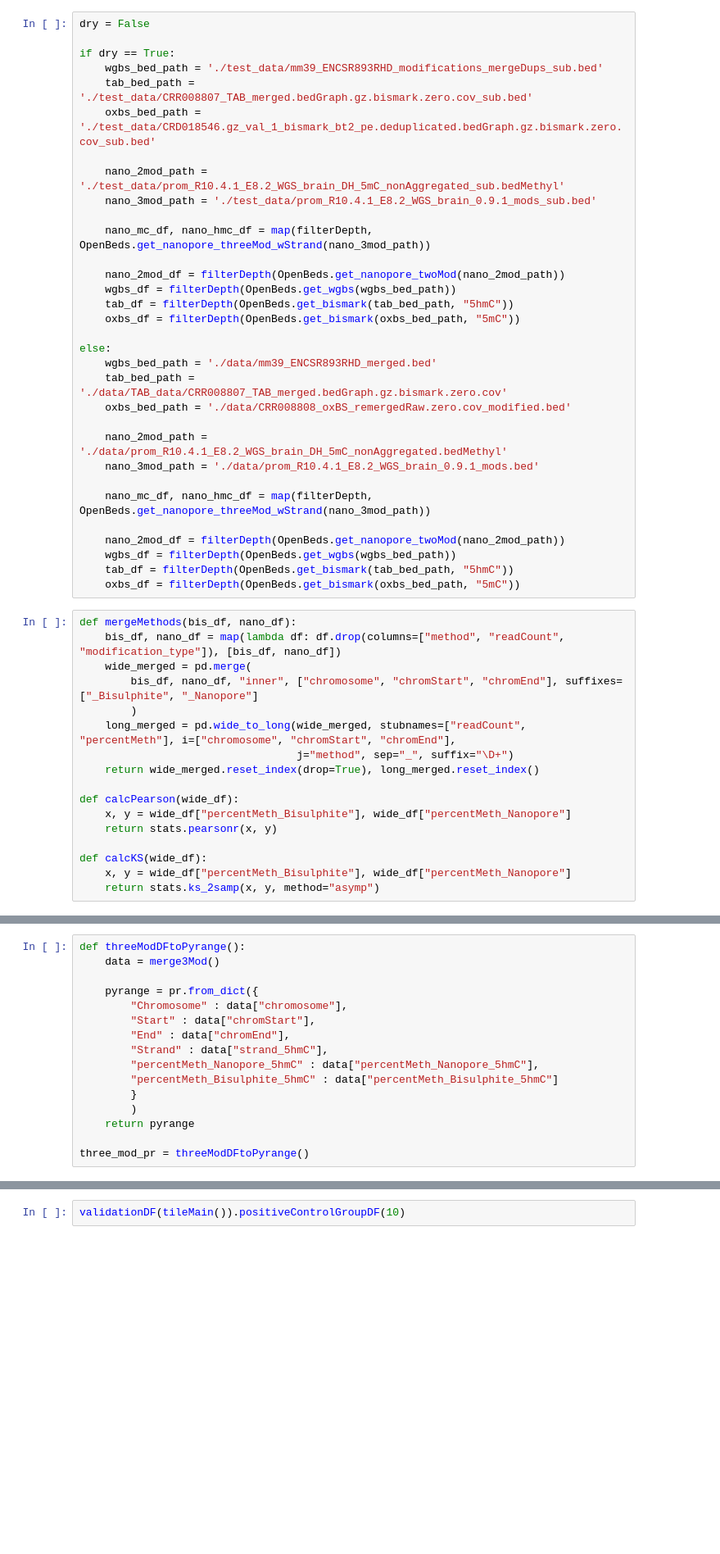
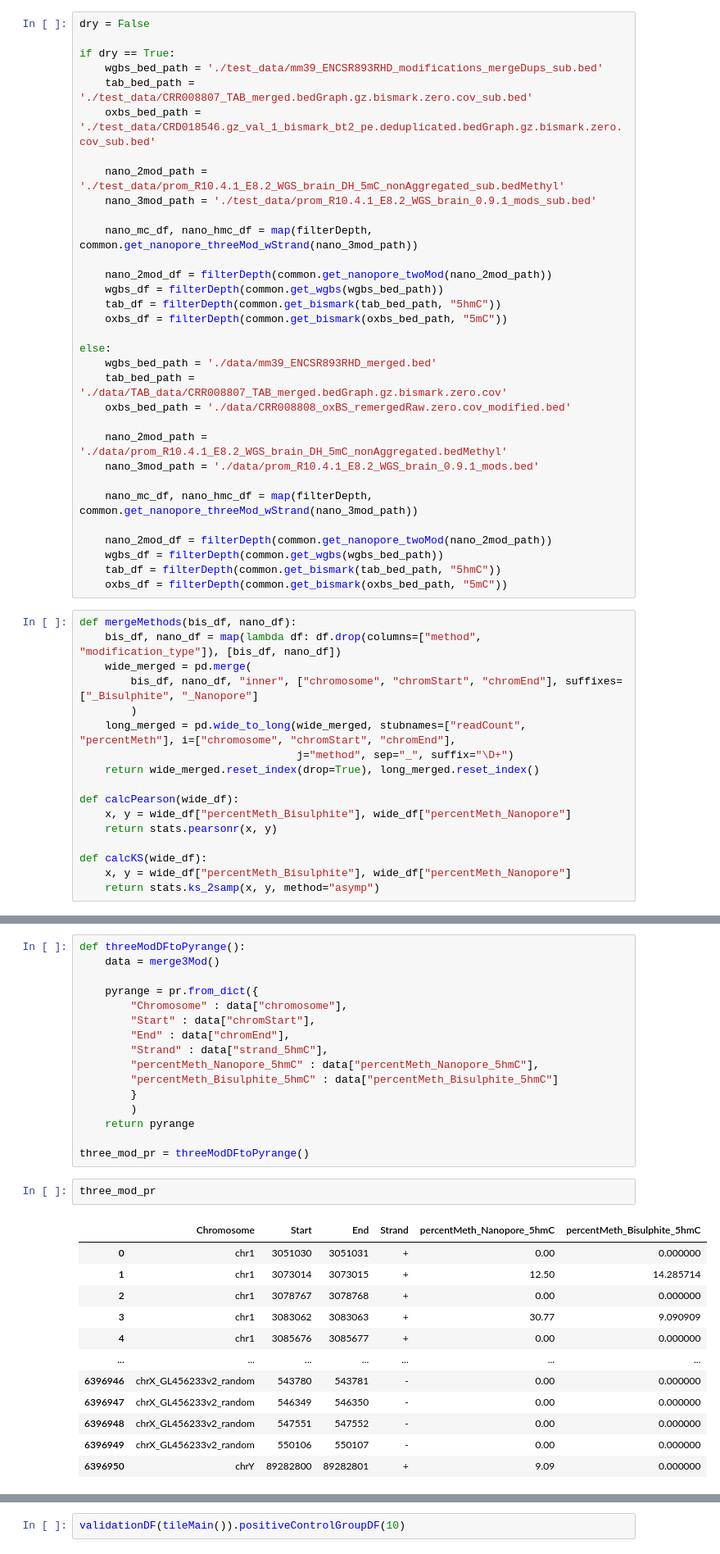
Before and after one commit to DominicOH/Analysis-of-nanopore-epigenetic-sequencing, a Jupyter notebook: Figures.ipynb, the cells around one changed output, grey strips where cells are left out. Shown at 82% size. Cells and saved outputs as stored; diff of their text form; blank space fills up the shorter version.

```diff
--- a/Figures.ipynb
+++ b/Figures.ipynb
@@ -23,12 +23,12 @@ if dry == True:
     nano_2mod_path = './test_data/prom_R10.4.1_E8.2_WGS_brain_DH_5mC_nonAggregated_sub.bedMethyl'
     nano_3mod_path = './test_data/prom_R10.4.1_E8.2_WGS_brain_0.9.1_mods_sub.bed'
 
-    nano_mc_df, nano_hmc_df = map(filterDepth, OpenBeds.get_nanopore_threeMod_wStrand(nano_3mod_path))
+    nano_mc_df, nano_hmc_df = map(filterDepth, common.get_nanopore_threeMod_wStrand(nano_3mod_path))
 
-    nano_2mod_df = filterDepth(OpenBeds.get_nanopore_twoMod(nano_2mod_path))
-    wgbs_df = filterDepth(OpenBeds.get_wgbs(wgbs_bed_path))
-    tab_df = filterDepth(OpenBeds.get_bismark(tab_bed_path, "5hmC"))
-    oxbs_df = filterDepth(OpenBeds.get_bismark(oxbs_bed_path, "5mC"))
+    nano_2mod_df = filterDepth(common.get_nanopore_twoMod(nano_2mod_path))
+    wgbs_df = filterDepth(common.get_wgbs(wgbs_bed_path))
+    tab_df = filterDepth(common.get_bismark(tab_bed_path, "5hmC"))
+    oxbs_df = filterDepth(common.get_bismark(oxbs_bed_path, "5mC"))
 
 else:
     wgbs_bed_path = './data/mm39_ENCSR893RHD_merged.bed'
@@ -38,15 +38,15 @@ else:
     nano_2mod_path = './data/prom_R10.4.1_E8.2_WGS_brain_DH_5mC_nonAggregated.bedMethyl'
     nano_3mod_path = './data/prom_R10.4.1_E8.2_WGS_brain_0.9.1_mods.bed'
 
-    nano_mc_df, nano_hmc_df = map(filterDepth, OpenBeds.get_nanopore_threeMod_wStrand(nano_3mod_path))
+    nano_mc_df, nano_hmc_df = map(filterDepth, common.get_nanopore_threeMod_wStrand(nano_3mod_path))
 
-    nano_2mod_df = filterDepth(OpenBeds.get_nanopore_twoMod(nano_2mod_path))
-    wgbs_df = filterDepth(OpenBeds.get_wgbs(wgbs_bed_path))
-    tab_df = filterDepth(OpenBeds.get_bismark(tab_bed_path, "5hmC"))
-    oxbs_df = filterDepth(OpenBeds.get_bismark(oxbs_bed_path, "5mC"))
+    nano_2mod_df = filterDepth(common.get_nanopore_twoMod(nano_2mod_path))
+    wgbs_df = filterDepth(common.get_wgbs(wgbs_bed_path))
+    tab_df = filterDepth(common.get_bismark(tab_bed_path, "5hmC"))
+    oxbs_df = filterDepth(common.get_bismark(oxbs_bed_path, "5mC"))
 # %%
 def mergeMethods(bis_df, nano_df):
-    bis_df, nano_df = map(lambda df: df.drop(columns=["method", "readCount", "modification_type"]), [bis_df, nano_df])
+    bis_df, nano_df = map(lambda df: df.drop(columns=["method", "modification_type"]), [bis_df, nano_df])
     wide_merged = pd.merge(
         bis_df, nano_df, "inner", ["chromosome", "chromStart", "chromEnd"], suffixes=["_Bisulphite", "_Nanopore"]
         )
@@ -246,3 +317,18 @@ def threeModDFtoPyrange():
     return pyrange
 
 three_mod_pr = threeModDFtoPyrange()
+# %%
+three_mod_pr
+# %% [output]
+|  | Chromosome | Start | End | Strand | percentMeth_Nanopore_5hmC | percentMeth_Bisulphite_5hmC |
+| 0 | chr1 | 3051030 | 3051031 | + | 0.00 | 0.000000 |
+| 1 | chr1 | 3073014 | 3073015 | + | 12.50 | 14.285714 |
+| 2 | chr1 | 3078767 | 3078768 | + | 0.00 | 0.000000 |
+| 3 | chr1 | 3083062 | 3083063 | + | 30.77 | 9.090909 |
+| 4 | chr1 | 3085676 | 3085677 | + | 0.00 | 0.000000 |
+| ... | ... | ... | ... | ... | ... | ... |
+| 6396946 | chrX_GL456233v2_random | 543780 | 543781 | - | 0.00 | 0.000000 |
+| 6396947 | chrX_GL456233v2_random | 546349 | 546350 | - | 0.00 | 0.000000 |
+| 6396948 | chrX_GL456233v2_random | 547551 | 547552 | - | 0.00 | 0.000000 |
+| 6396949 | chrX_GL456233v2_random | 550106 | 550107 | - | 0.00 | 0.000000 |
+| 6396950 | chrY | 89282800 | 89282801 | + | 9.09 | 0.000000 |
```
Also changed, not shown: parts of 5 cells of this notebook, 3 other files.
